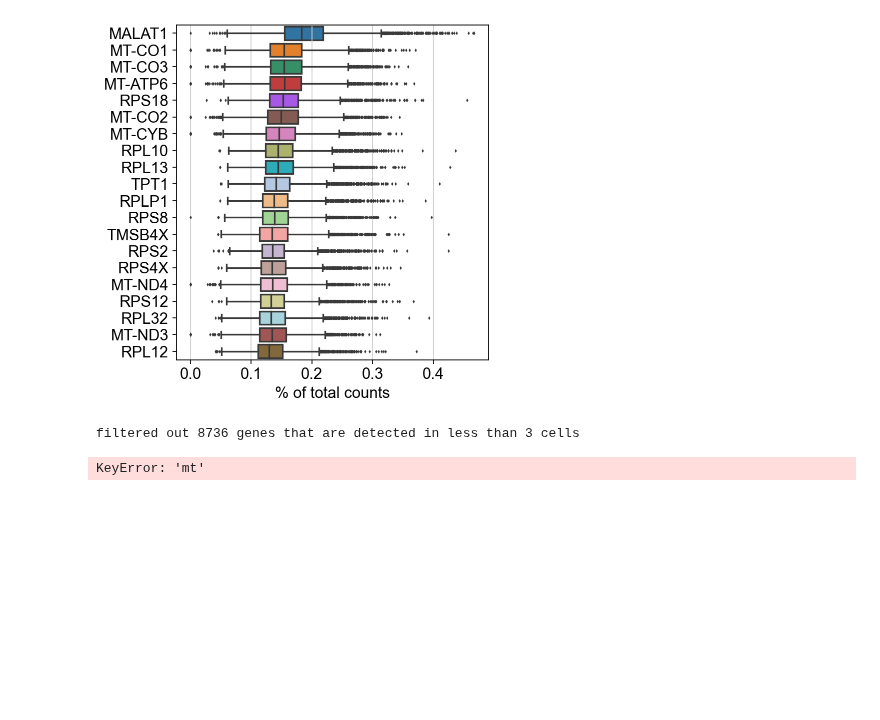
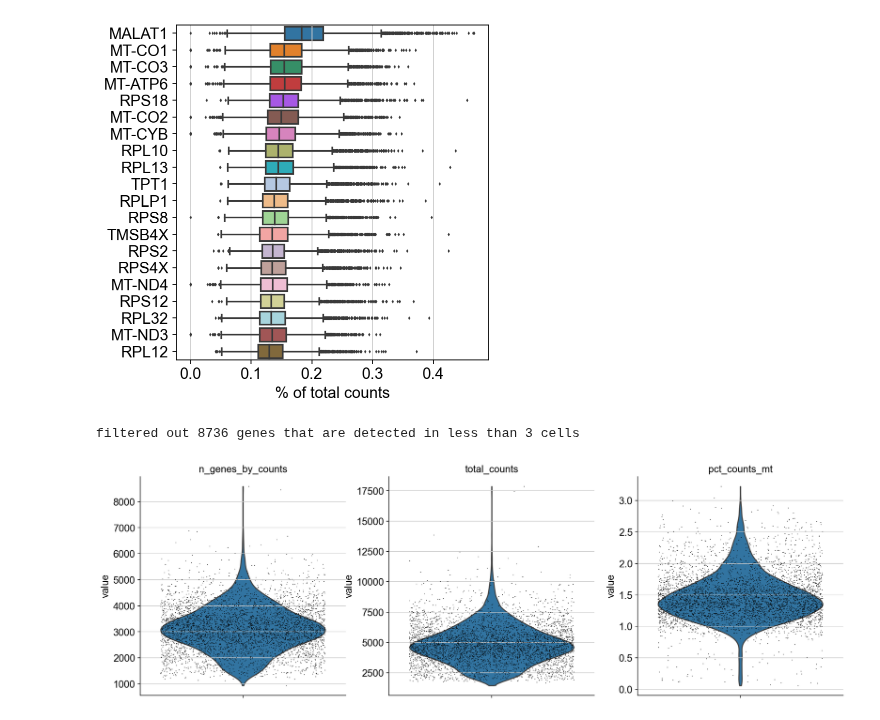
Before and after one commit to vicfabienne/Organoids_sc_WS2122, a Jupyter notebook: late-secretory-garcia-alonso.ipynb, the cells around one changed output. Drawn from its saved outputs; the diff is of its cells as text; code cells hidden in the pictures; blank space fills up the shorter version.

```diff
--- a/late-secretory-garcia-alonso.ipynb
+++ b/late-secretory-garcia-alonso.ipynb
@@ -63,7 +63,4 @@ sc.pp.filter_genes(adata.lss, min_cells=3)
 # %% [output]
 filtered out 8736 genes that are detected in less than 3 cells
 # %%
-adata.var['mt'] = adata.var_names.str.startswith('MT-')  # annotate the group of mitochondrial genes as 'mt'
-sc.pp.calculate_qc_metrics(adata.lss, qc_vars=['mt'], percent_top=None, log1p=False, inplace=True)
+adata.lss.var['mt'] = adata.lss.var_names.str.startswith('MT-')  # annotate the group of mitochondrial genes as 'mt'
-# %% [output]
-KeyError: 'mt'
@@ -69,0 +69,5 @@ KeyError: 'mt'
+# %%
+sc.pl.violin(adata.lss, ['n_genes_by_counts', 'total_counts', 'pct_counts_mt'],
+             jitter=0.4, multi_panel=True)
+# %% [output]
+[figure, added]
```
Also changed, not shown: parts of 30 cells of this notebook.
